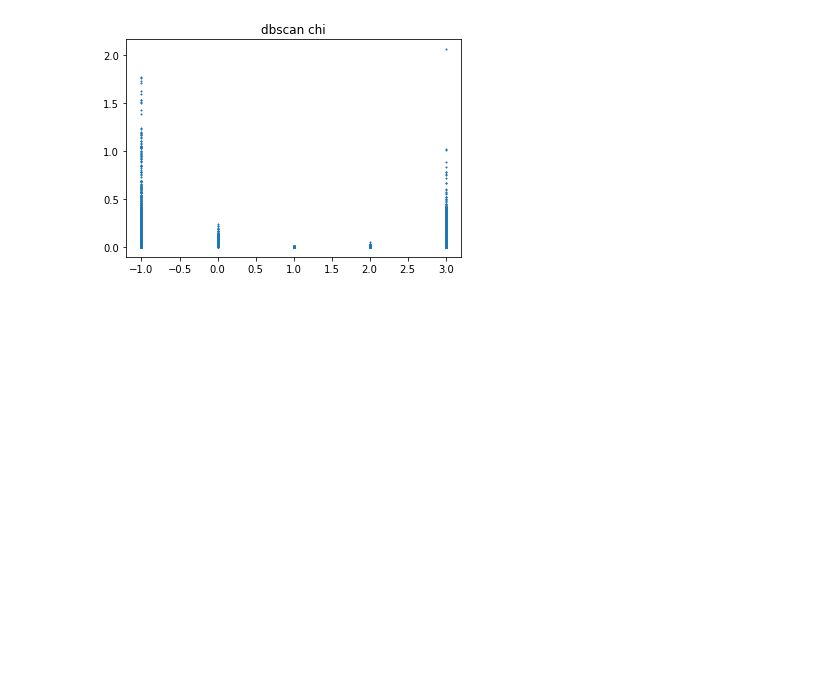
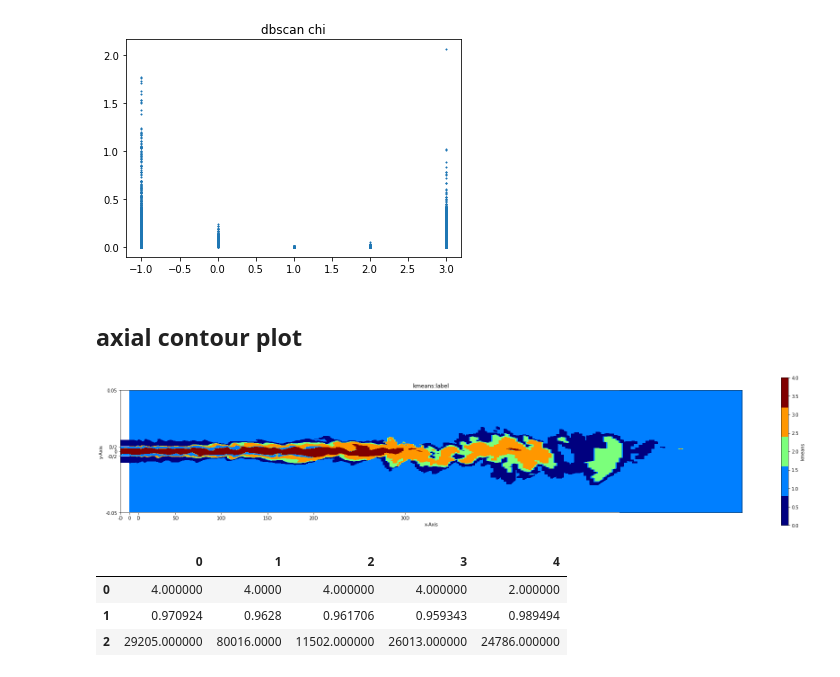
Before and after one commit to mhansinger/Clustering_combustion, a Jupyter notebook: combustionClustering.ipynb, the cells around one changed output. Drawn from its saved outputs; the diff is of its cells as text; code cells hidden in the pictures; blank space fills up the shorter version.

Commit message:
move clustering from plotting

```diff
--- a/combustionClustering.ipynb
+++ b/combustionClustering.ipynb
@@ -119,3 +119,17 @@ plt.show()
 # %% [output]
 [figure]
 [figure]
+# %% [markdown]
+## axial contour plot
+# %%
+data_name = 'plane_xy_00.csv'
+df, mesh = read_data(data_name)
+dsc = data_scaling(df,'Auto')
+kmeans = KMeans(n_clusters=5, random_state=42)
+plot_cluster(data_name,mesh, dsc, kmeans,method='kmeans')
+# %% [output]
+[figure, added]
+|  | 0 | 1 | 2 | 3 | 4 |
+| 0 | 4.000000 | 4.0000 | 4.000000 | 4.000000 | 2.000000 |
+| 1 | 0.970924 | 0.9628 | 0.961706 | 0.959343 | 0.989494 |
+| 2 | 29205.000000 | 80016.0000 | 11502.000000 | 26013.000000 | 24786.000000 |
```
Also changed, not shown: parts of 2 cells of this notebook, 1 other file.
